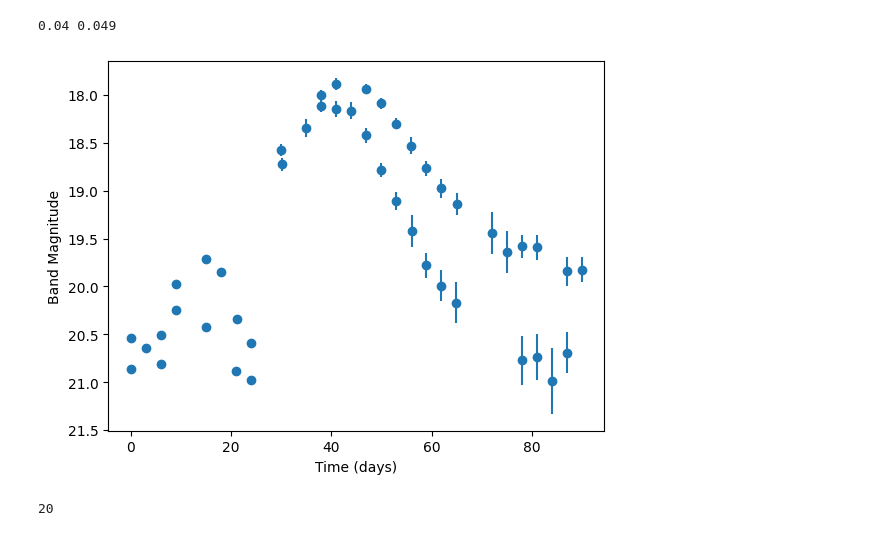
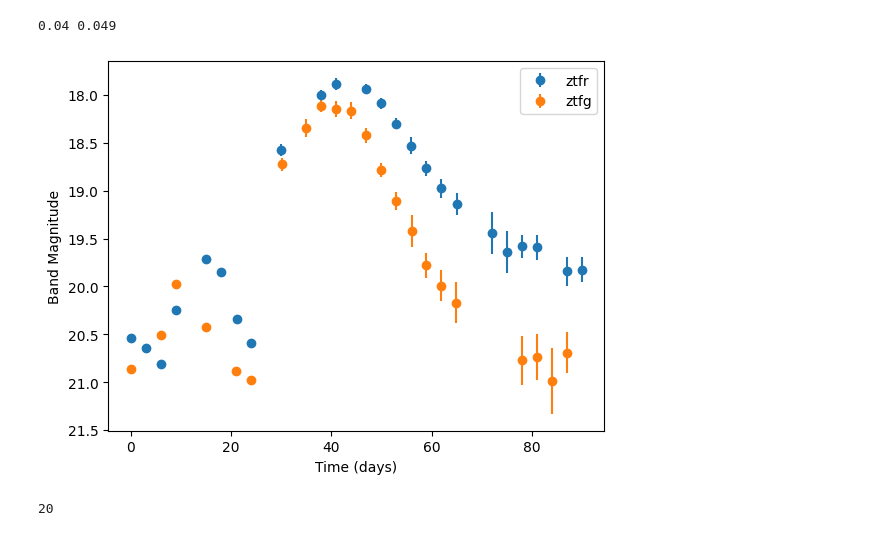
Before and after one commit to asmuzsoy/beams_ext, a Jupyter notebook: fit_real_sne_new.ipynb, the cells around one changed output. Drawn from its saved outputs; the diff is of its cells as text; code cells hidden in the pictures.

```diff
--- a/fit_real_sne_new.ipynb
+++ b/fit_real_sne_new.ipynb
@@ -420,12 +362,17 @@ print(this_redshift, this_av)
 # %% [output]
 0.04 0.049
 # %%
-plt.errorbar(ibc_lc_table['time'], ibc_lc_table['mag'], yerr=ibc_lc_table['dmag'], linestyle='none', marker = 'o')
+plt.errorbar(ibc_lc_table['time'][ibc_lc_table['band'] == 'ztfr'], ibc_lc_table['mag'][ibc_lc_table['band'] == 'ztfr'],
+             yerr=ibc_lc_table['dmag'][ibc_lc_table['band'] == 'ztfr'], linestyle='none', marker = 'o', label="ztfr")
+plt.errorbar(ibc_lc_table['time'][ibc_lc_table['band'] == 'ztfg'], ibc_lc_table['mag'][ibc_lc_table['band'] == 'ztfg'],
+             yerr=ibc_lc_table['dmag'][ibc_lc_table['band'] == 'ztfg'], linestyle='none', marker = 'o', label="ztfg")
 plt.xlabel("Time (days)")
 plt.ylabel("Band Magnitude")
 plt.gca().invert_yaxis()
+plt.legend()
+plt.show()
 # %% [output]
-[figure, old version]
+[figure, new version]
 # %%
 guess_texp(ibc_lc_table)
 # %% [output]
```
Also changed, not shown: parts of 59 cells of this notebook, 1 other file.
